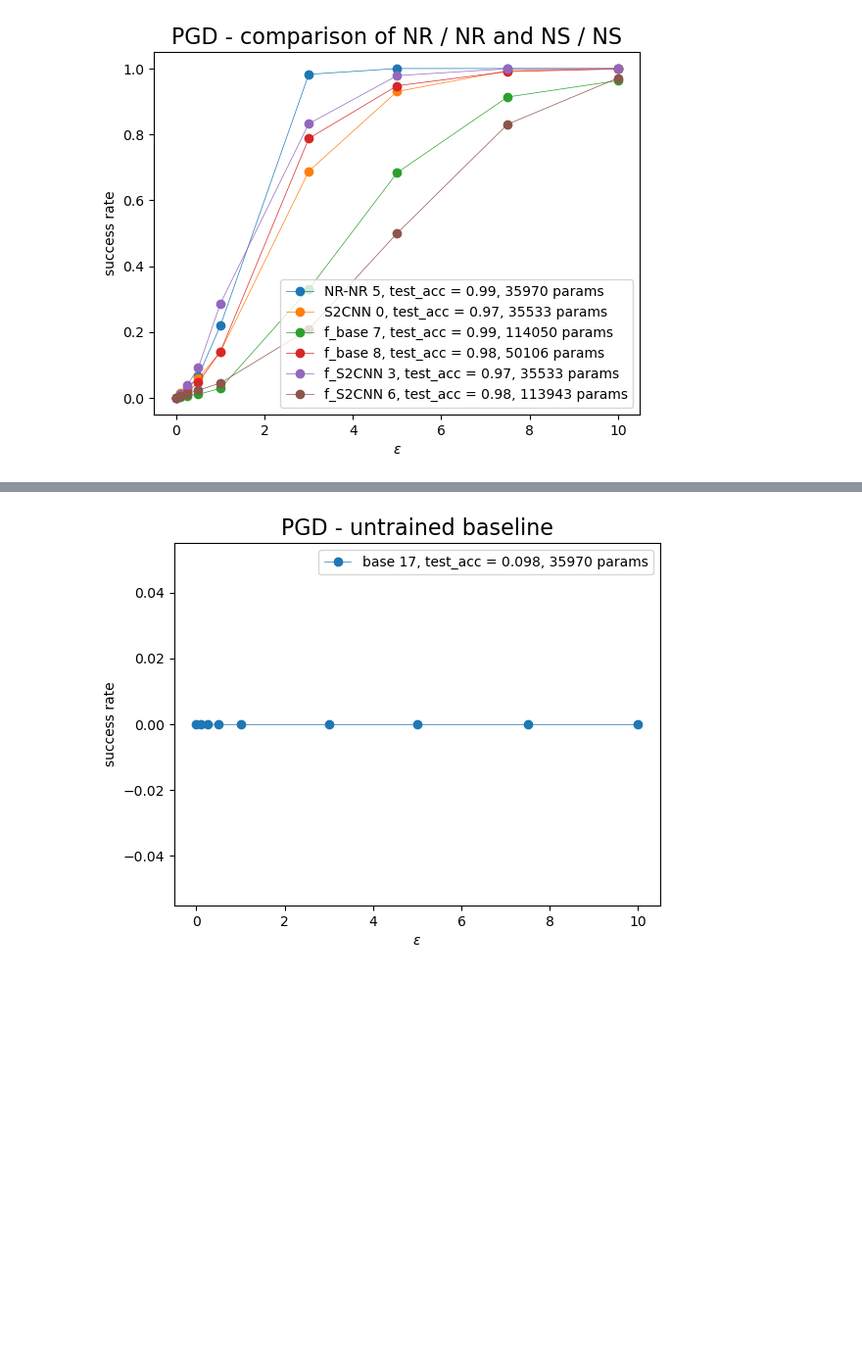
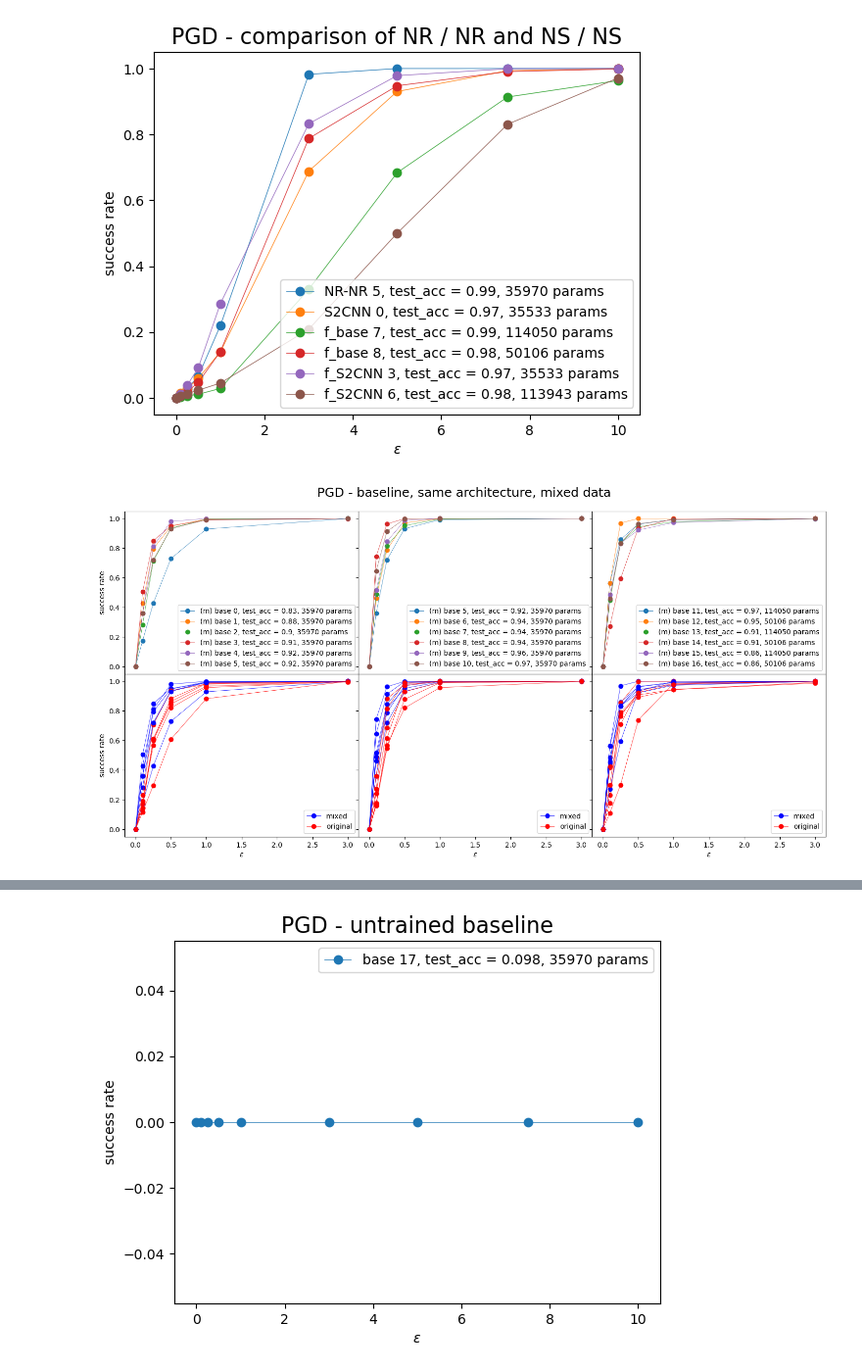
Before and after one commit to Schuh93/sem_seg_s2cnn, a Jupyter notebook: examples/mnist_adv/PGD - results.ipynb, the cells around one changed output, grey strips where cells are left out. Shown at 98% size. Drawn from its saved outputs; the diff is of its cells as text; code cells hidden in the pictures; blank space fills up the shorter version.

Commit message:
investigate mixed attack results

```diff
--- a/examples/mnist_adv/PGD - results.ipynb
+++ b/examples/mnist_adv/PGD - results.ipynb
@@ -163,3 +163,20 @@ flat_S2CNN_data_aug_logits = torch.stack([load_attack_results(run_name, 'LinfPro
 flat_S2CNN_data_aug_clean_test_accs = [load_from_db(run_name, 'metrics.test_acc') for run_name in flat_S2CNN_data_aug_run_names]
 flat_S2CNN_data_aug_total_params = [load_from_db(run_name, 'params.total_params') for run_name in flat_S2CNN_data_aug_run_names]
 flat_S2CNN_data_aug_params = load_attack_results(flat_S2CNN_data_aug_run_names[0], 'LinfProjectedGradientDescentAttack', 'params.pickle')
+# %%
+mixed_baseline_images = []
+mixed_baseline_preds = []
+mixed_baseline_clean_preds = []
+
+for run_name in baseline_run_names[:17]:
+    mixed_baseline_images_, mixed_baseline_preds_, mixed_baseline_clean_preds_, labels = load_attack_results(run_name, 'LinfProjectedGradientDescentAttack_mixed_data', 'images.pickle')
+    mixed_baseline_images.append(mixed_baseline_images_)
+    mixed_baseline_preds.append(mixed_baseline_preds_)
+    mixed_baseline_clean_preds.append(mixed_baseline_clean_preds_)
+
+mixed_baseline_success = [load_attack_results(run_name, 'LinfProjectedGradientDescentAttack_mixed_data', 'success.pickle') for run_name in baseline_run_names[:17]]
+mixed_baseline_success_rate = [load_attack_results(run_name, 'LinfProjectedGradientDescentAttack_mixed_data', 'success_rate.pickle') for run_name in baseline_run_names[:17]]
+mixed_baseline_logits = torch.stack([load_attack_results(run_name, 'LinfProjectedGradientDescentAttack_mixed_data', 'logits.pickle') for run_name in baseline_run_names[:17]])
+mixed_baseline_clean_test_accs = [load_from_db(run_name, 'metrics.test_acc') for run_name in baseline_run_names[:17]]
+mixed_baseline_total_params = [load_from_db(run_name, 'params.total_params') for run_name in baseline_run_names[:17]]
+mixed_baseline_params = load_attack_results(baseline_run_names[1], 'LinfProjectedGradientDescentAttack_mixed_data', 'params.pickle')
@@ -491,3 +525,57 @@ plt.legend()
 plt.show()
 # %% [output]
 [figure]
+# %%
+fig, axs = plt.subplots(nrows=2, ncols=3, figsize = (18, 8), sharey=True, sharex=True, gridspec_kw={'wspace':0, 'hspace':0})
+plt.suptitle('PGD - baseline, same architecture, mixed data', fontsize=18)
+plt.subplots_adjust(top=0.92)
+
+for i in range(6):
+    axs[0,0].plot(mixed_baseline_params['epsilons'][:6], mixed_baseline_success_rate[i][:6], 'o-', linewidth=0.5, label=f"(m) base {i}, test_acc = {mixed_baseline_clean_test_accs[i]:.{2}}, {mixed_baseline_total_params[i]} params")
+axs[0,0].set_ylabel('success rate')
+
+for i in range(5):
+    axs[1,0].plot(mixed_baseline_params['epsilons'][:6], mixed_baseline_success_rate[i][:6], 'o-', linewidth=0.5, color='b')
+    axs[1,0].plot(baseline_params['epsilons'][:6], baseline_success_rate[i][:6], 'o-', linewidth=0.5, color='r')
+for i in [5]:
+    axs[1,0].plot(mixed_baseline_params['epsilons'][:6], mixed_baseline_success_rate[i][:6], 'o-', linewidth=0.5, color='b', label="mixed")
+    axs[1,0].plot(baseline_params['epsilons'][:6], baseline_success_rate[i][:6], 'o-', linewidth=0.5, color='r', label="original")
+
+axs[1,0].set_xlabel('$\epsilon$')
+axs[1,0].set_ylabel('success rate')
+
+for i in range(5,11):
+    axs[0,1].plot(mixed_baseline_params['epsilons'][:6], mixed_baseline_success_rate[i][:6], 'o-', linewidth=0.5, label=f"(m) base {i}, test_acc = {mixed_baseline_clean_test_accs[i]:.{2}}, {mixed_baseline_total_params[i]} params")
+
+for i in range(5,10):
+    axs[1,1].plot(mixed_baseline_params['epsilons'][:6], mixed_baseline_success_rate[i][:6], 'o-', linewidth=0.5, color='b')
+    axs[1,1].plot(baseline_params['epsilons'][:6], baseline_success_rate[i][:6], 'o-', linewidth=0.5, color='r')
+
+for i in [10]:
+    axs[1,1].plot(mixed_baseline_params['epsilons'][:6], mixed_baseline_success_rate[i][:6], 'o-', linewidth=0.5, color='b', label="mixed")
+    axs[1,1].plot(baseline_params['epsilons'][:6], baseline_success_rate[i][:6], 'o-', linewidth=0.5, color='r', label="original")
+
+axs[1,1].set_xlabel('$\epsilon$')
+
+for i in range(11, 17):
+    axs[0,2].plot(mixed_baseline_params['epsilons'][:6], mixed_baseline_success_rate[i][:6], 'o-', linewidth=0.5, label=f"(m) base {i}, test_acc = {mixed_baseline_clean_test_accs[i]:.{2}}, {mixed_baseline_total_params[i]} params")
+
+for i in range(11, 16):
+    axs[1,2].plot(mixed_baseline_params['epsilons'][:6], mixed_baseline_success_rate[i][:6], 'o-', linewidth=0.5, color='b')
+    axs[1,2].plot(baseline_params['epsilons'][:6], baseline_success_rate[i][:6], 'o-', linewidth=0.5, color='r')
+
+for i in [16]:
+    axs[1,2].plot(mixed_baseline_params['epsilons'][:6], mixed_baseline_success_rate[i][:6], 'o-', linewidth=0.5, color='b', label="mixed")
+    axs[1,2].plot(baseline_params['epsilons'][:6], baseline_success_rate[i][:6], 'o-', linewidth=0.5, color='r', label="original")
+
+
+axs[1,2].set_xlabel('$\epsilon$')
+
+for j in range(2):
+    for k in range(3):
+        axs[j,k].legend()
+
+# plt.savefig('PGD_mixed_data_baseline.pdf', bbox_inches="tight")
+plt.show()
+# %% [output]
+[figure, added]
```
Also changed, not shown: parts of 2 cells of this notebook, 3 other files.
